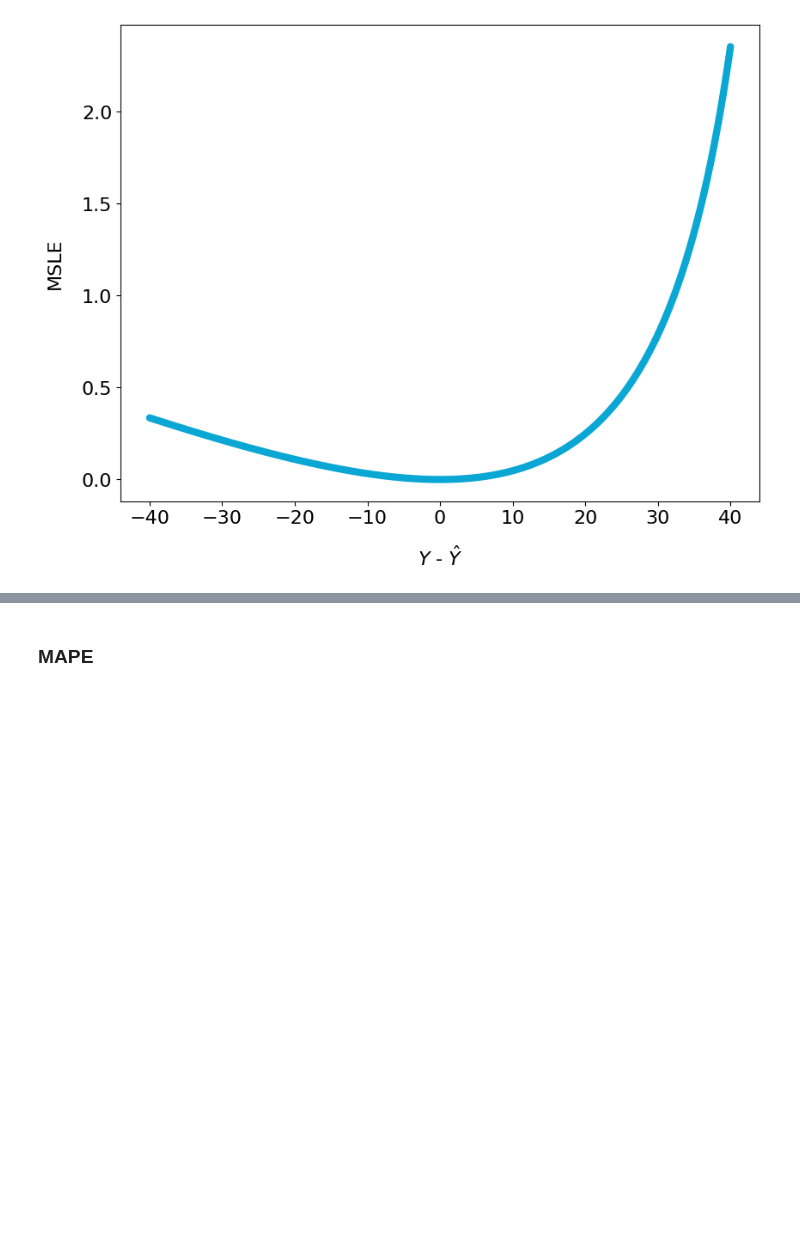
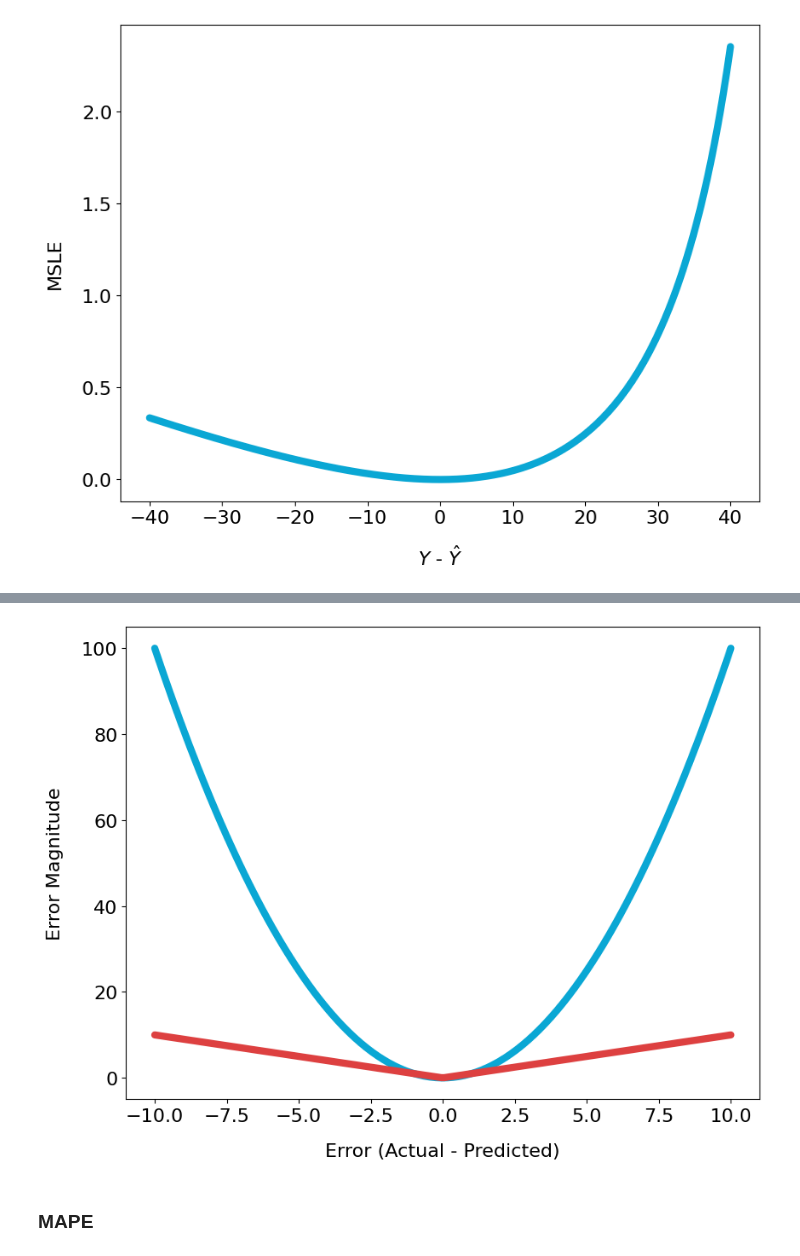
Before and after one commit to NannyML/The-Little-Book-of-ML-Metrics, a Jupyter notebook: notebooks/regression_plots.ipynb, the cells around one changed output, grey strips where cells are left out. Drawn from its saved outputs; the diff is of its cells as text; code cells hidden in the pictures; blank space fills up the shorter version.

```diff
--- a/notebooks/regression_plots.ipynb
+++ b/notebooks/regression_plots.ipynb
@@ -203,3 +266,21 @@ plt.show()
+# %%
+errors = np.linspace(-10, 10, 200)
+mse = errors ** 2
+rmse = np.abs(errors)
+
+
+fig, ax = plt.subplots(figsize=(6.4*1.5, 4.8*1.5))
+plt.plot(errors, mse, label='MSE', linewidth=6, solid_capstyle='round', color=start_color)
+plt.plot(errors, rmse, label='RMSE', linewidth=6, solid_capstyle='round', color=end_color)
+
+plt.xlabel('Error (Actual - Predicted)',fontsize=16)
+plt.ylabel('Error Magnitude',fontsize=16)
+
+
+#plt.savefig('../book/figures/RMSE_comparison_2d_plot', dpi=400, bbox_inches='tight', pad_inches=0)
+plt.show()
+# %% [output]
+[figure, added]
 # %% [markdown]
 ### MAPE
 # %%
```
Also changed, not shown: parts of 2 cells of this notebook, 3 other files.
